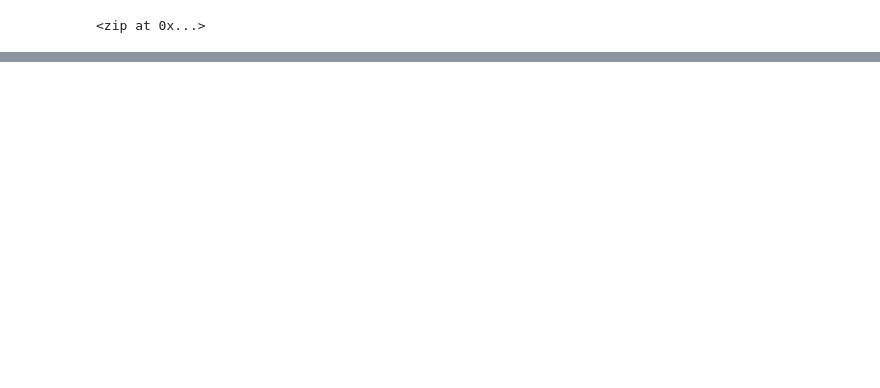
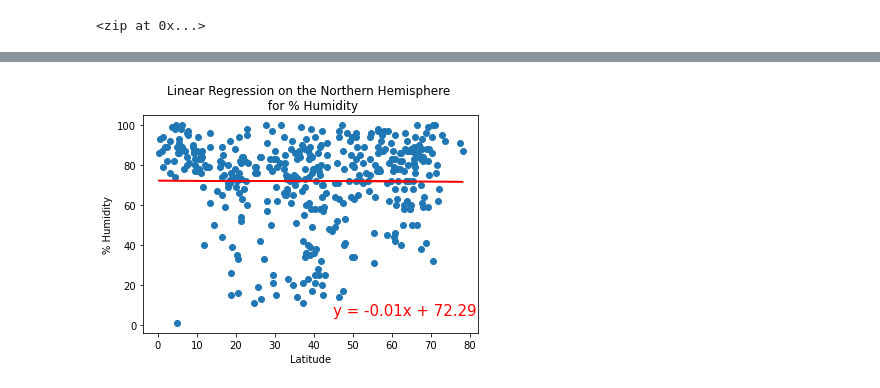
Before and after one commit to EmilyManchego-Stillwell/World_Weather_Analysis, a Jupyter notebook: WeatherPy.ipynb, the cells around one changed output, grey strips where cells are left out. Cells and saved outputs as stored; diff of their text form; code cells hidden in the pictures; blank space fills up the shorter version.

```diff
--- a/WeatherPy.ipynb
+++ b/WeatherPy.ipynb
@@ -305,0 +372,11 @@ plt.show()
+# %%
+#Linear regression on the Humidity for the Northern Hemisphere
+x_values = northern_hemi_df["Lat"]
+y_values = northern_hemi_df["Humidity"]
+
+#Call the function
+plot_linear_regression(x_values, y_values,
+                       'Linear Regression on the Northern Hemisphere \n for % Humidity', '% Humidity', (45,5)
+                      )
+# %% [output]
+[figure, added]
```
Also changed, not shown: parts of 29 cells of this notebook, 6 other files.
